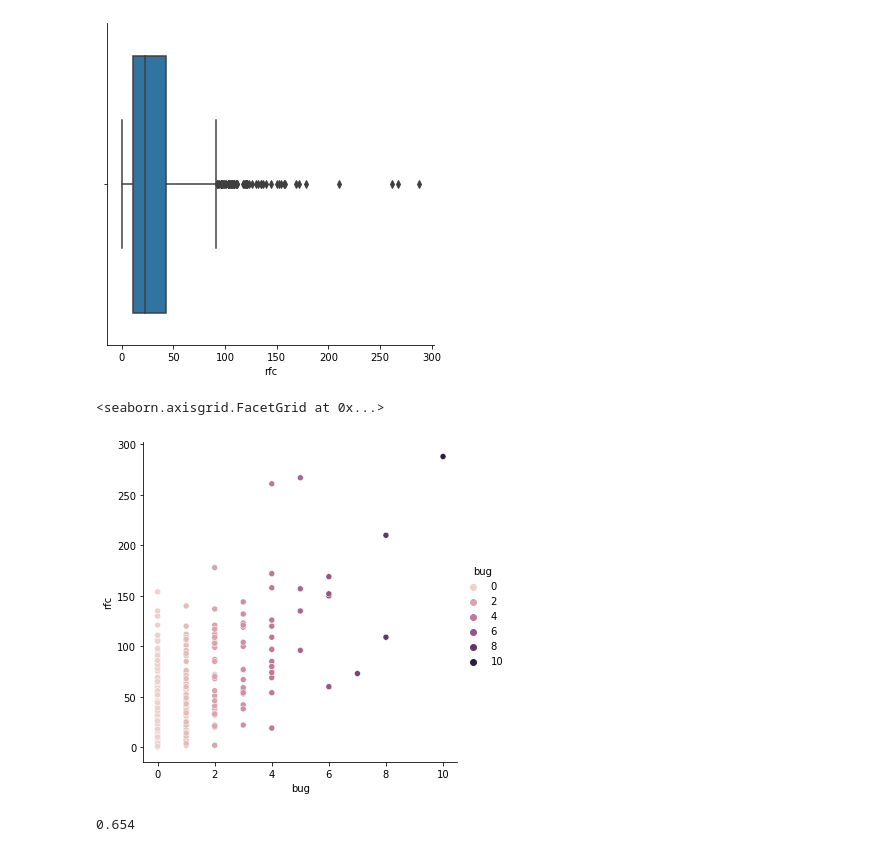
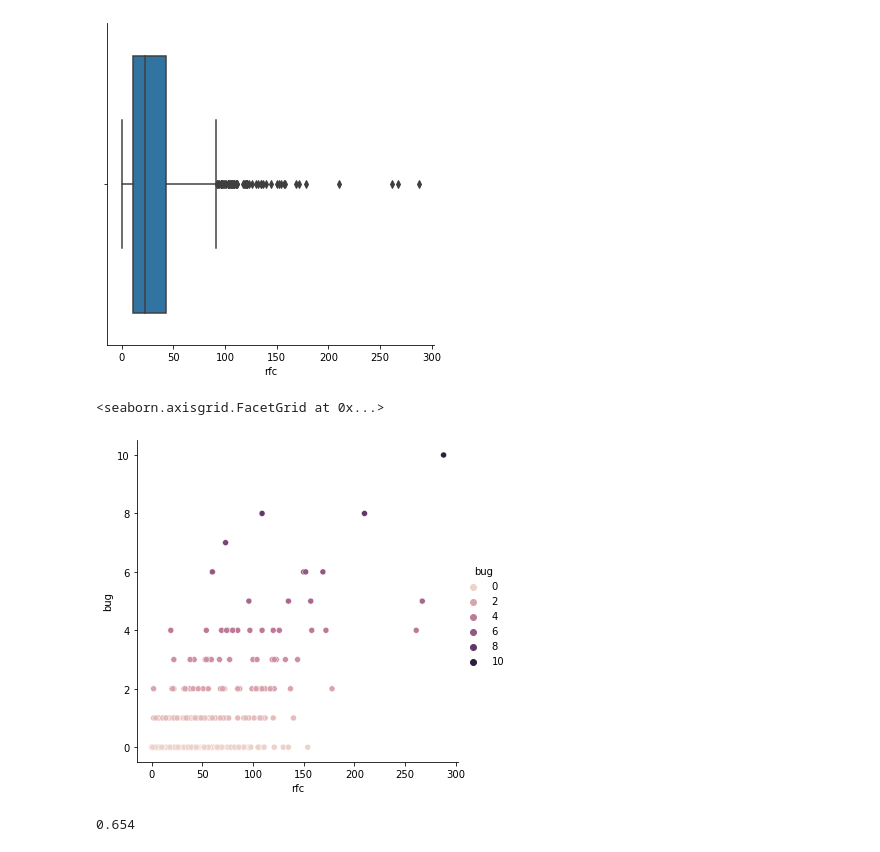
Before and after one commit to francobelloni85/UniSoftwareQualityExam, a Jupyter notebook: SoftwareQualityExam.ipynb, the cells around one changed output. Saved outputs shown, nothing was run; the diff lists cells and outputs as text; code cells hidden in the pictures.

```diff
--- a/SoftwareQualityExam.ipynb
+++ b/SoftwareQualityExam.ipynb
@@ -204,10 +204,10 @@ sn.catplot(x='rfc', kind='box', data=data)
 <seaborn.axisgrid.FacetGrid at 0x...>
 [figure]
 # %%
-sn.relplot(x='bug', y='rfc', hue='bug',data=data)
+sn.relplot(x='rfc', y='bug', hue='bug',data=data)
 # %% [output]
 <seaborn.axisgrid.FacetGrid at 0x...>
-[figure, old version]
+[figure, new version]
 # %%
 np.around(np.corrcoef(data['bug'], data['rfc'])[0,1],3)
 # %% [output]
```
Also changed, not shown: parts of 2 cells of this notebook, 1 other file.
